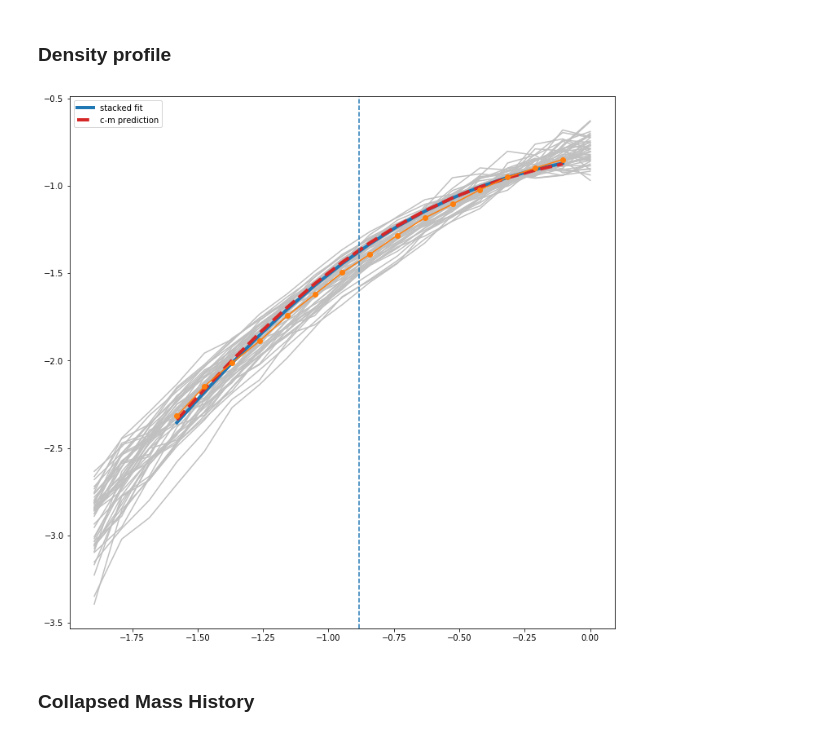
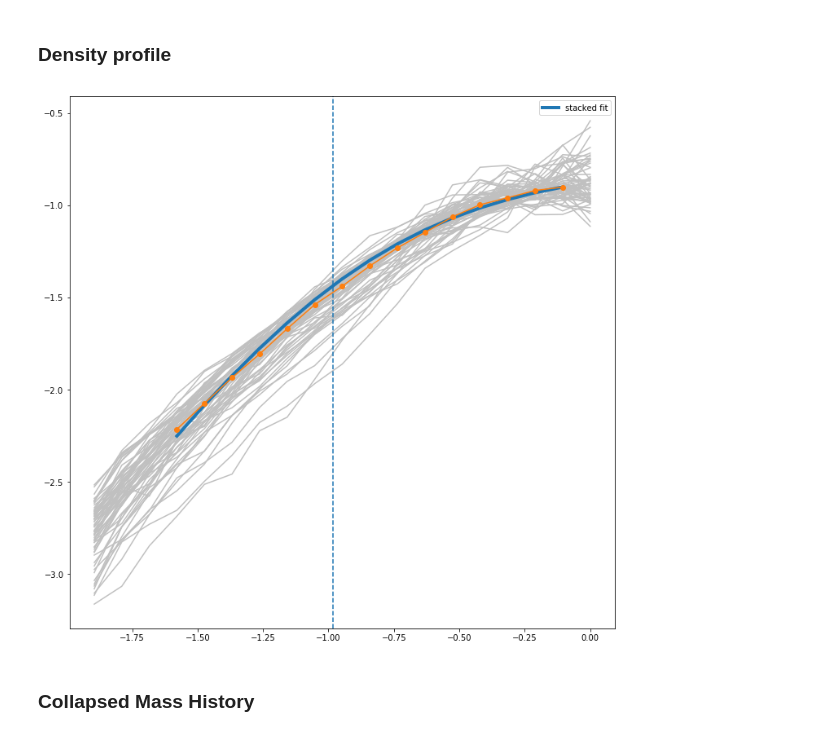
Before and after one commit to oleskiewicz/hbtp, a Jupyter notebook: notebook.ipynb, the cells around one changed output. Saved outputs shown, nothing was run; the diff lists cells and outputs as text; code cells hidden in the pictures.

```diff
--- a/notebook.ipynb
+++ b/notebook.ipynb
@@ -20,7 +20,7 @@ matplotlib.rcParams['figure.figsize'] = (12.0, 12.0)
 # %% [markdown]
 ### Analysis parameters
 # %%
-grav = "GR_b64n512"
+grav = "fr6_b64n512"
 prof = "nfw"
 snap = 122
 nbins = 20
@@ -132,31 +132,31 @@ c = halo_profiles(r, hs, snap, prof)[5]
 # %%
 def plot_halo_profiles(ax, profile, *args):
     if profile == 'nfw':
         ps, x, p, idx, rho_s, c = args
     elif profile == 'einasto':
         ps, x, p, idx, rho_s, c, a = args
     else:
         raise ValueError("Profile must be either 'nfw' or 'einasto'")
 
 #     s1 = np.percentile(ps, 32.0, axis=0)
 #     s2 = np.percentile(ps, 68.0, axis=0)
 
     ax.plot(x[idx], np.log10(nfw.m_diff(np.power(10.,x), c)[idx]),
         color='C0', linestyle='-', linewidth=4, zorder=2, label='stacked fit')
 
-    ax.plot(x[idx], np.log10(nfw.m_diff(np.power(10.,x), 7.943282347242816)[idx]),
-        color='C3', linestyle='--', linewidth=4, zorder=2, label='c-m prediction')
+#     ax.plot(x[idx], np.log10(nfw.m_diff(np.power(10.,x), 7.943282347242816)[idx]),
+#         color='C3', linestyle='--', linewidth=4, zorder=2, label='c-m prediction')
 
     [ax.plot(x[1:], _[1:], color='silver', zorder=0) for _ in ps]
     ax.plot(x[idx], p[idx], color='C1', marker='o', zorder=2)
     ax.axvline(np.log10(1.0/c), color='C0', linestyle='--')
 
     ax.legend()
 
 fig, ax = plt.subplots(1)
 plot_halo_profiles(ax, prof, *halo_profiles(r, hs, snap, prof))
 # %% [output]
-[figure, old version]
+[figure, new version]
 # %% [markdown]
 ### Collapsed Mass History
 # %%
```
Also changed, not shown: parts of 6 cells of this notebook, 1 other file.
